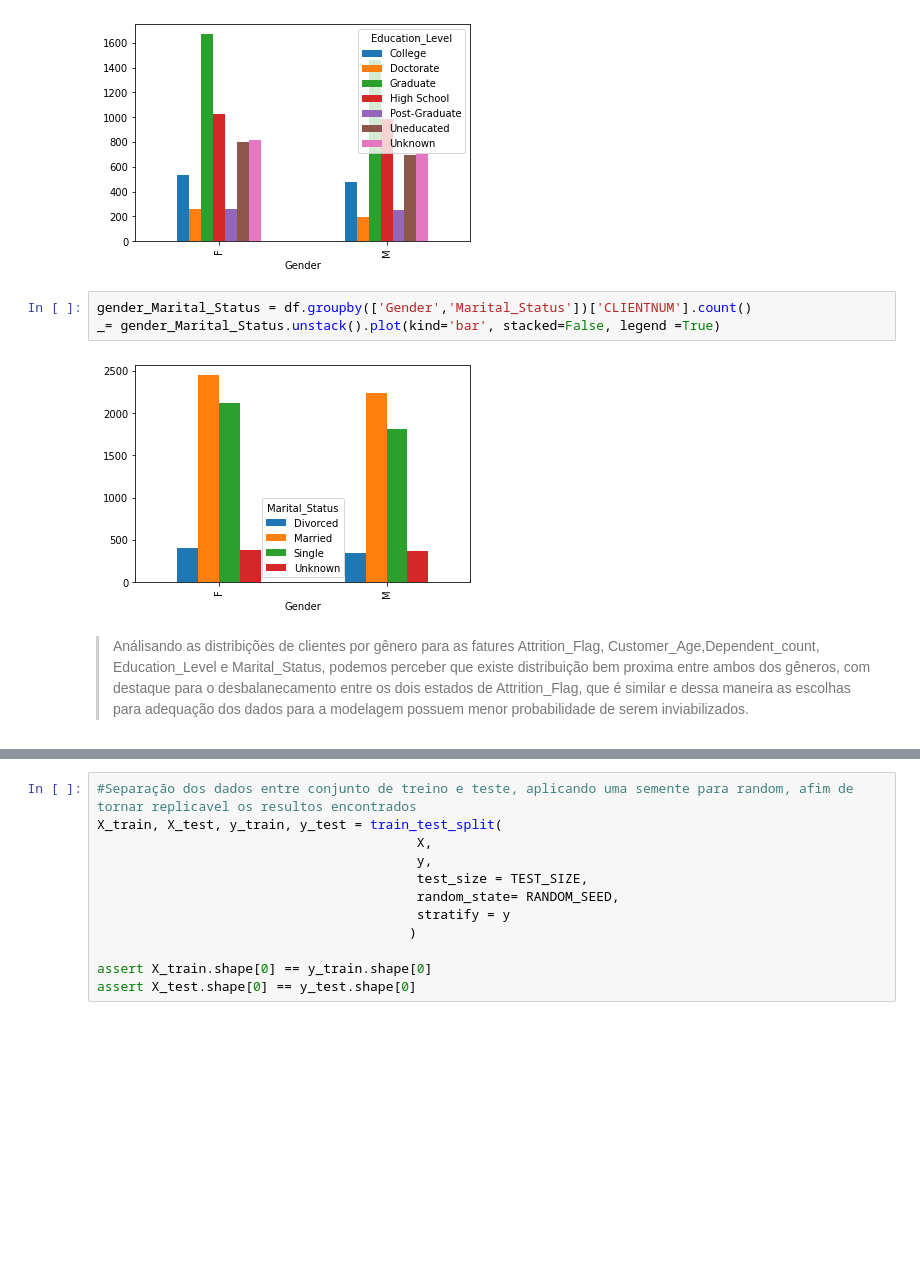
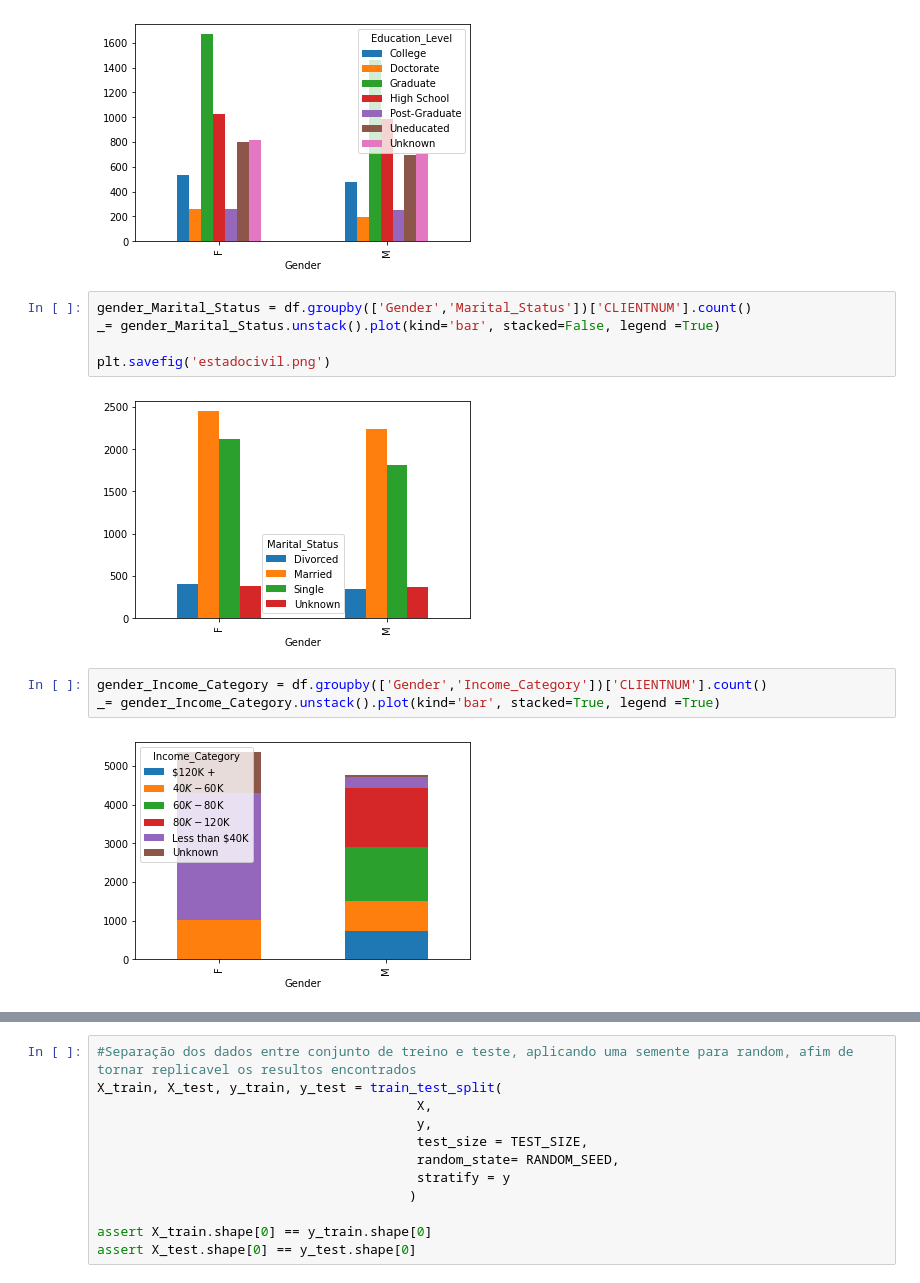
Before and after one commit to EmilioSandroFilho/Retencao_de_Clientes, a Jupyter notebook: scripts/modelo.ipynb, the cells around one changed output, grey strips where cells are left out. Cells and saved outputs as stored; diff of their text form; blank space fills up the shorter version.

Commit message:
Revisão para publicação no blog

```diff
--- a/scripts/modelo.ipynb
+++ b/scripts/modelo.ipynb
@@ -130,7 +130,12 @@ _= gender_Education_Level.unstack().plot(kind='bar', stacked=False)
 # %%
 gender_Marital_Status = df.groupby(['Gender','Marital_Status'])['CLIENTNUM'].count()
 _= gender_Marital_Status.unstack().plot(kind='bar', stacked=False, legend =True)
+
+plt.savefig('estadocivil.png')
 # %% [output]
 [figure]
-# %% [markdown]
-> Análisando as distribições de clientes por gênero para as fatures Attrition_Flag, Customer_Age,Dependent_count, Education_Level e Marital_Status, podemos perceber que existe distribuição bem proxima entre ambos dos gêneros, com destaque para o desbalanecamento entre os dois estados de Attrition_Flag, que é similar e dessa maneira as escolhas para adequação dos dados para a modelagem possuem menor probabilidade de serem inviabilizados.
+# %%
+gender_Income_Category = df.groupby(['Gender','Income_Category'])['CLIENTNUM'].count()
+_= gender_Income_Category.unstack().plot(kind='bar', stacked=True, legend =True)
+# %% [output]
+[figure, added]
```
Also changed, not shown: parts of 7 cells of this notebook, 3 other files.
